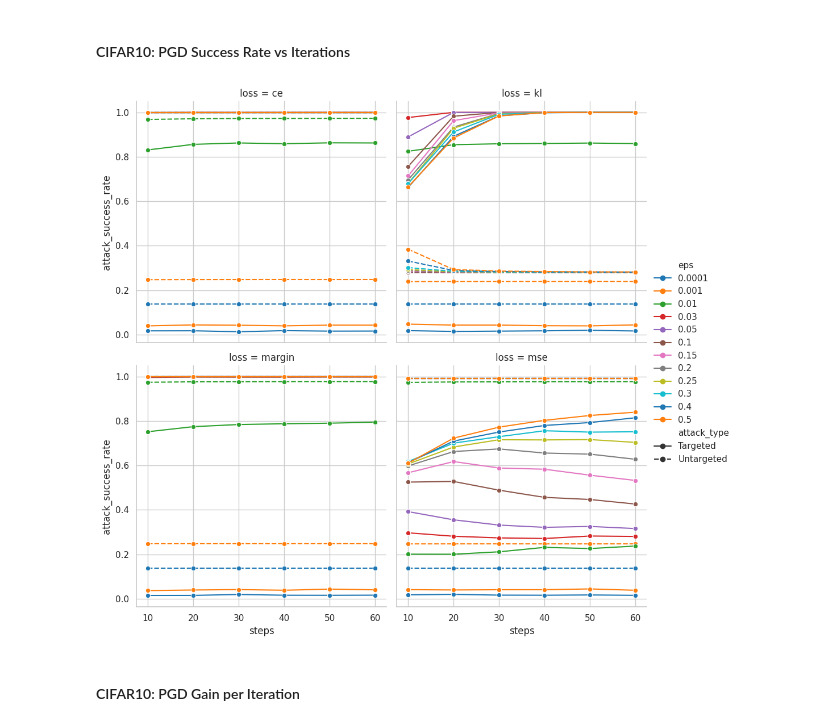
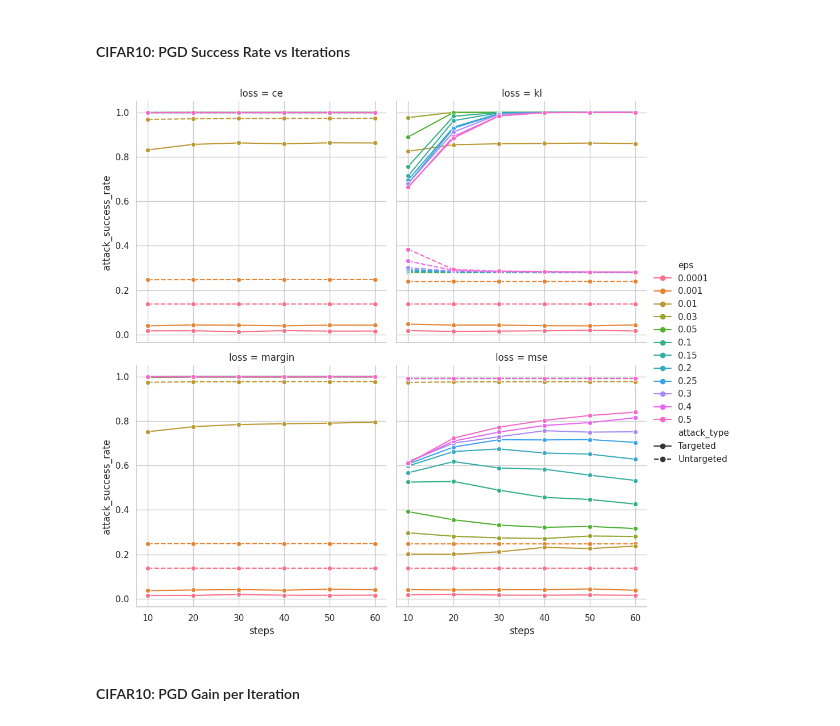
Before and after one commit to ch-yun-01/adversarial-fgsm-pgd, a Jupyter notebook: anaylze.ipynb, the cells around one changed output. Cells and saved outputs as stored; diff of their text form; code cells hidden in the pictures.

```diff
--- a/anaylze.ipynb
+++ b/anaylze.ipynb
@@ -248,6 +248,8 @@ plt.show()
 #### MNIST: PGD Success Rate vs Iterations
 # %%
 mnist_pgd_df = pgd_df[pgd_df["dataset"]=="mnist"]
+
+palette = sns.color_palette("husl", 12)
 
 sns.relplot(
     data=mnist_pgd_df,
@@ -259,7 +261,7 @@ sns.relplot(
     kind="line",
     marker="o",
     col_wrap=2,
-    palette="tab10",
+    palette=palette,
     legend="full"
 )
 plt.show()
@@ -422,22 +424,22 @@ plt.show()
 # %%
 cifar_pgd_df = pgd_df[pgd_df["dataset"]=="cifar10"]
 
 sns.relplot(
     data=cifar_pgd_df,
     x="steps",
     y="attack_success_rate",
     hue="eps",
     style="attack_type",
     col="loss",
     kind="line",
     marker="o",
     col_wrap=2,
-    palette="tab10",
+    palette=palette,
     legend="full"
 )
 plt.show()
 # %% [output]
-[figure, old version]
+[figure, new version]
 # %% [markdown]
 #### CIFAR10: PGD Gain per Iteration
 # %%
```
Also changed, not shown: parts of 5 cells of this notebook.
